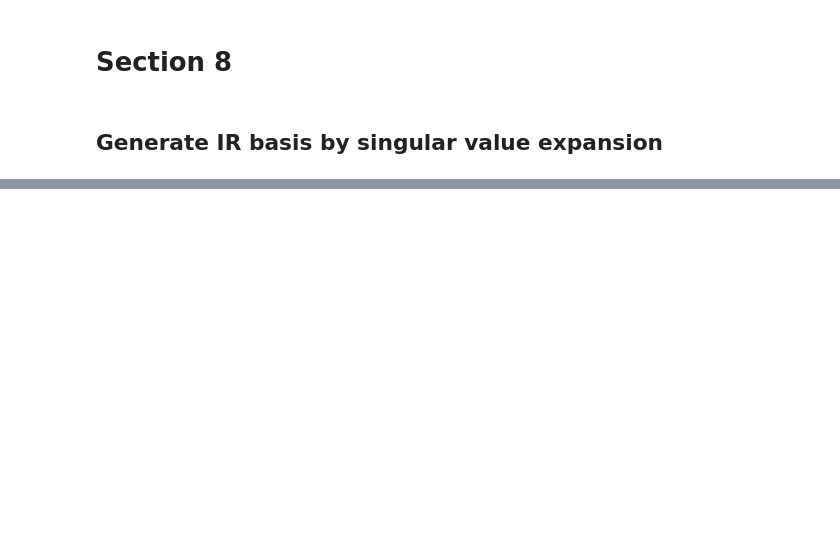
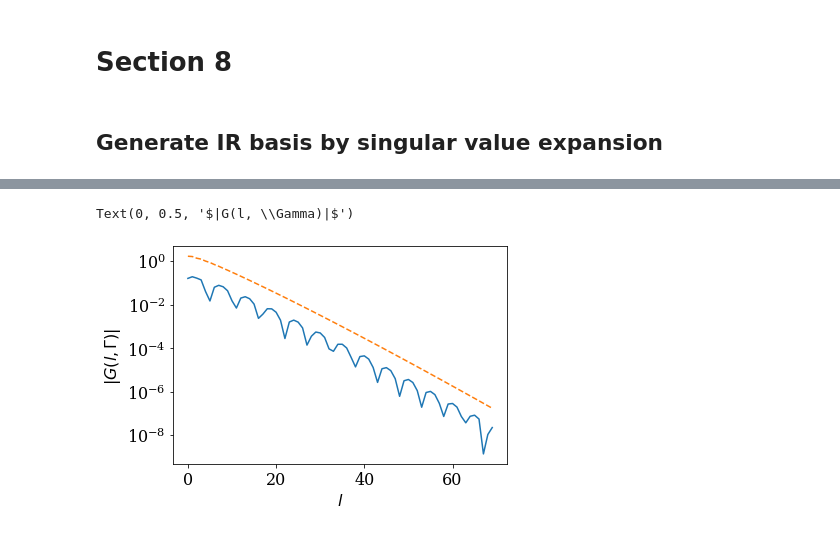
Before and after one commit to shinaoka/numerical_recipes_many_body_physics, a Jupyter notebook: python/section8.ipynb, the cells around one changed output, grey strips where cells are left out. Saved outputs shown, nothing was run; the diff lists cells and outputs as text; code cells hidden in the pictures; blank space fills up the shorter version.

```diff
--- a/python/section8.ipynb
+++ b/python/section8.ipynb
@@ -214,0 +68,11 @@ plt.savefig("uhat.pdf")
+# %%
+# G(l, k): (L, nk)
+gkl = smpl_matsu.fit(gkf)
+
+plt.semilogy(np.abs(gkl[:,0]))
+plt.semilogy(basis.s, ls="--")
+plt.xlabel(r"$l$")
+plt.ylabel(r"$|G(l, \Gamma)|$")
+# %% [output]
+Text(0, 0.5, '$|G(l, \\Gamma)|$')
+[figure, added]
```
Also changed, not shown: parts of 37 cells of this notebook.
